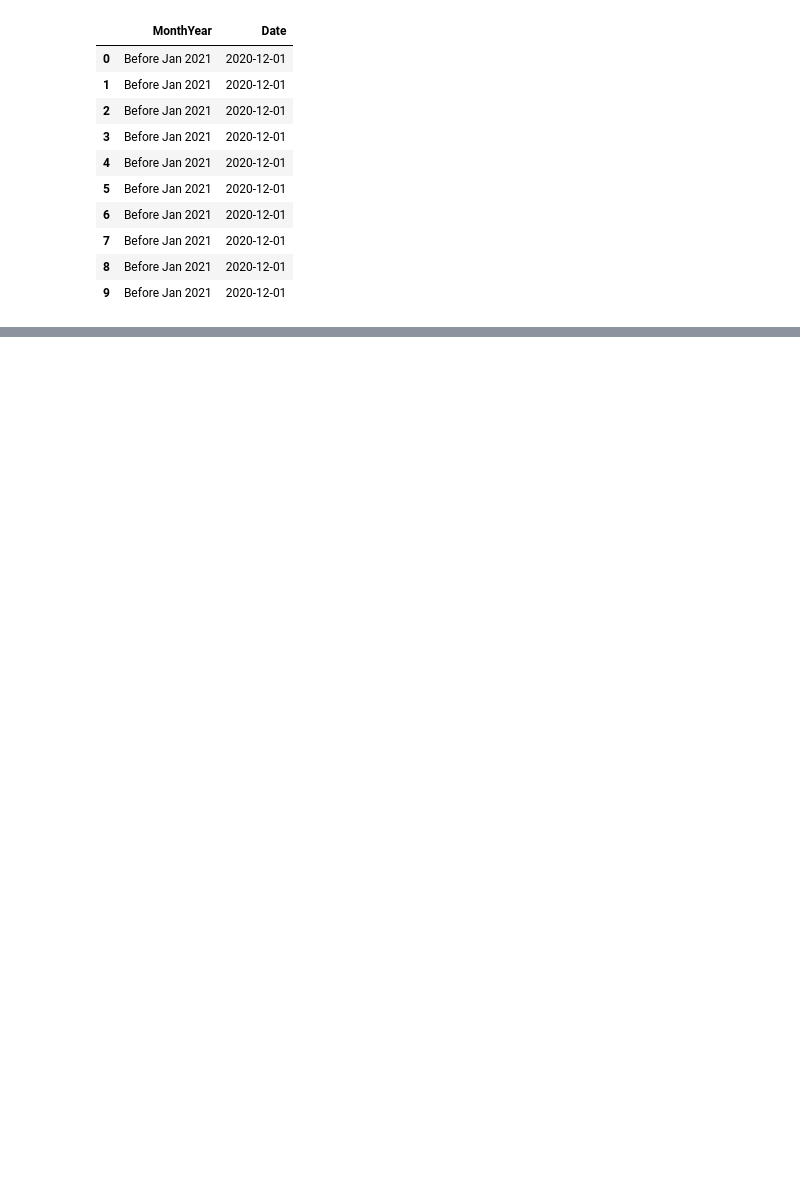
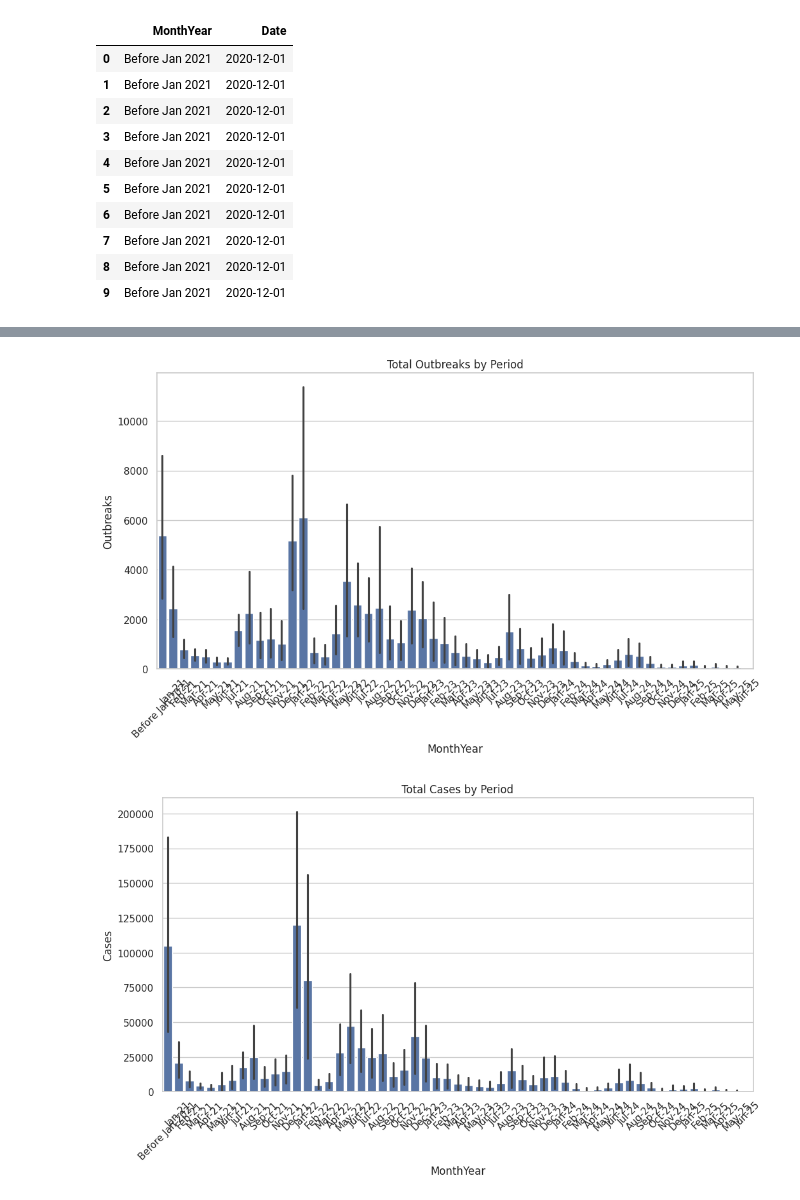
Before and after one commit to prashanthvenukonti10/Dissertation, a Jupyter notebook: Early_Prediction_of_Epidemic_Outbreaks.ipynb, the cells around one changed output, grey strips where cells are left out. Cells and saved outputs as stored; diff of their text form; code cells hidden in the pictures; blank space fills up the shorter version.

```diff
--- a/Early_Prediction_of_Epidemic_Outbreaks.ipynb
+++ b/Early_Prediction_of_Epidemic_Outbreaks.ipynb
@@ -76,0 +131,15 @@ df[["MonthYear", "Date"]].head(10)
+# %%
+plt.figure(figsize=(12,6))
+sns.barplot(data=df, x="MonthYear", y="Outbreaks", estimator=sum)
+plt.title("Total Outbreaks by Period")
+plt.xticks(rotation=45)
+plt.show()
+
+plt.figure(figsize=(12,6))
+sns.barplot(data=df, x="MonthYear", y="Cases", estimator=sum)
+plt.title("Total Cases by Period")
+plt.xticks(rotation=45)
+plt.show()
+# %% [output]
+[figure, added]
+[figure, added]
```
Also changed, not shown: parts of 18 cells of this notebook.
